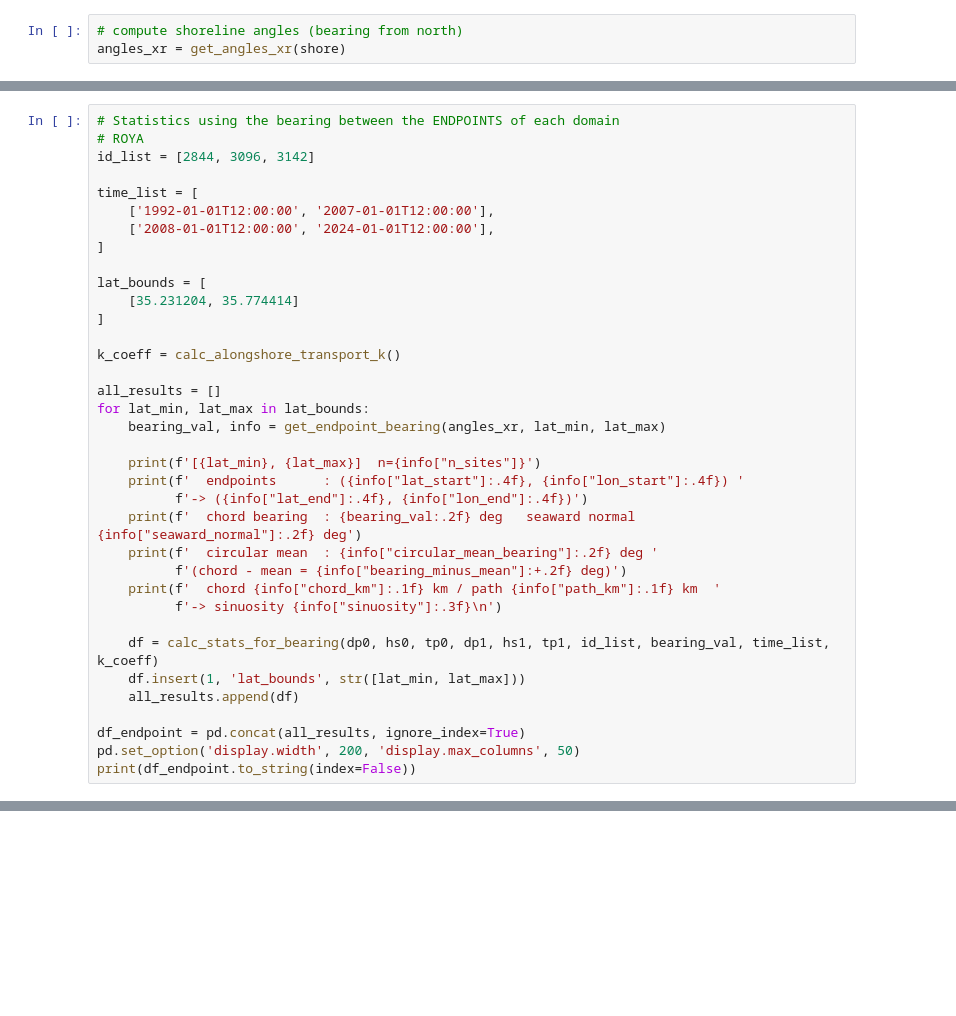
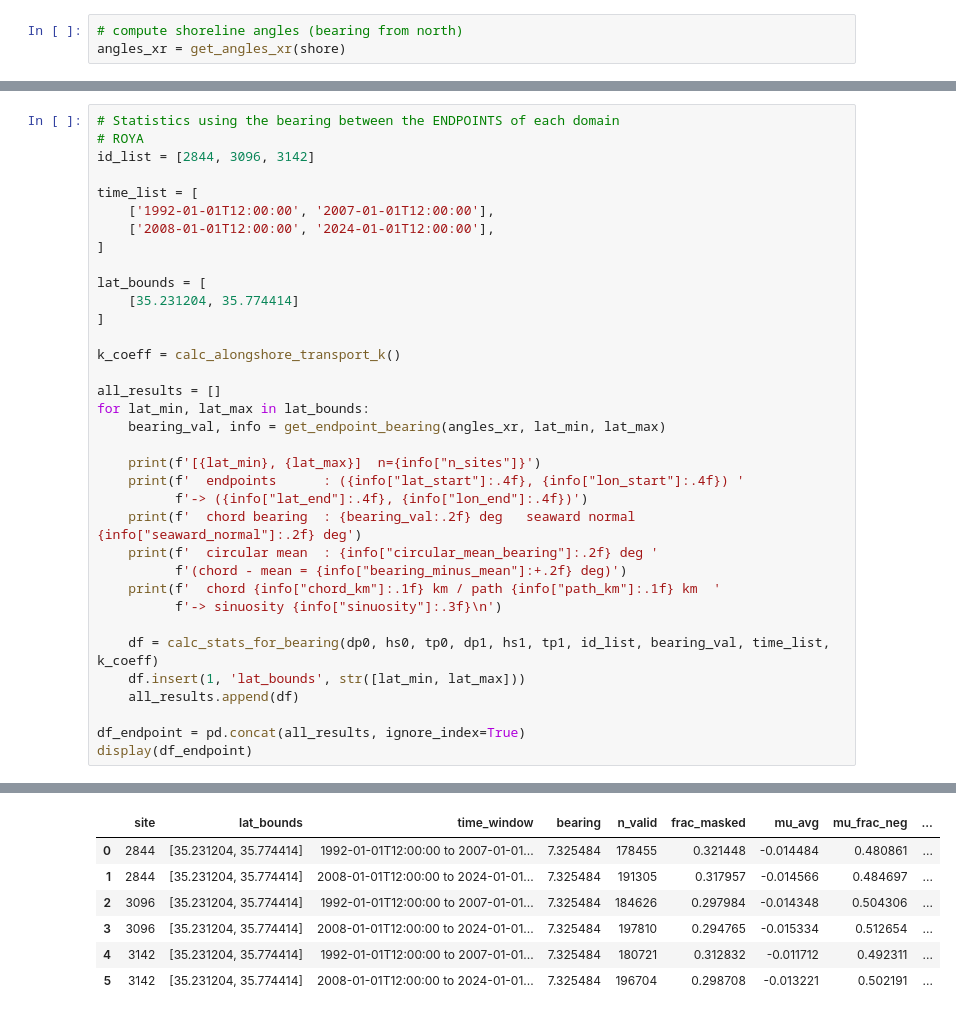
Before and after one commit to acdealy/coastal_diffusion_qs, a Jupyter notebook: quick_stats_endpoints_partitions.ipynb, the cells around one changed output, grey strips where cells are left out. Saved outputs shown, nothing was run; the diff lists cells and outputs as text; blank space fills up the shorter version.

```diff
--- a/quick_stats_endpoints_partitions.ipynb
+++ b/quick_stats_endpoints_partitions.ipynb
@@ -364,8 +362,7 @@ for lat_min, lat_max in lat_bounds:
     all_results.append(df)
 
 df_endpoint = pd.concat(all_results, ignore_index=True)
-pd.set_option('display.width', 200, 'display.max_columns', 50)
-print(df_endpoint.to_string(index=False))
+display(df_endpoint)
 # %% [output]
 [35.231204, 35.774414]  n=1330
   endpoints      : (35.2312, -75.6104) -> (35.7731, -75.5245)
@@ -383,3 +372,10 @@ print(df_endpoint.to_string(index=False))
+|  | site | lat_bounds | time_window | bearing | n_valid | frac_masked | mu_avg | mu_frac_neg | ... |
+| 0 | 2844 | [35.231204, 35.774414] | 1992-01-01T12:00:00 to 2007-01-01... | 7.325484 | 178455 | 0.321448 | -0.014484 | 0.480861 | ... |
+| 1 | 2844 | [35.231204, 35.774414] | 2008-01-01T12:00:00 to 2024-01-01... | 7.325484 | 191305 | 0.317957 | -0.014566 | 0.484697 | ... |
+| 2 | 3096 | [35.231204, 35.774414] | 1992-01-01T12:00:00 to 2007-01-01... | 7.325484 | 184626 | 0.297984 | -0.014348 | 0.504306 | ... |
+| 3 | 3096 | [35.231204, 35.774414] | 2008-01-01T12:00:00 to 2024-01-01... | 7.325484 | 197810 | 0.294765 | -0.015334 | 0.512654 | ... |
+| 4 | 3142 | [35.231204, 35.774414] | 1992-01-01T12:00:00 to 2007-01-01... | 7.325484 | 180721 | 0.312832 | -0.011712 | 0.492311 | ... |
+| 5 | 3142 | [35.231204, 35.774414] | 2008-01-01T12:00:00 to 2024-01-01... | 7.325484 | 196704 | 0.298708 | -0.013221 | 0.502191 | ... |
 # %%
 # HANNAH SINGLE 0
 id_list = [2844, 3096, 3142]
```
Also changed, not shown: parts of 6 cells of this notebook.
